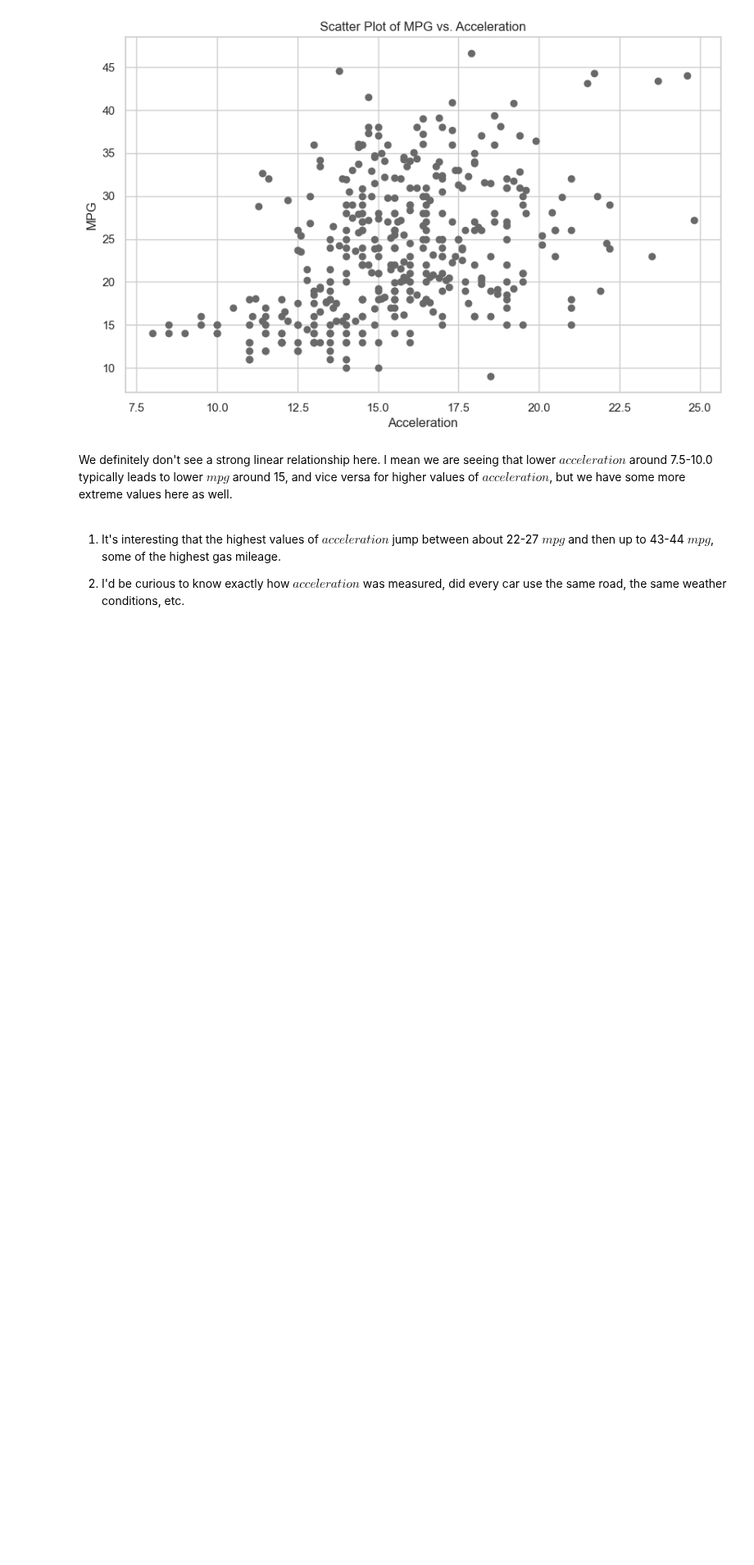
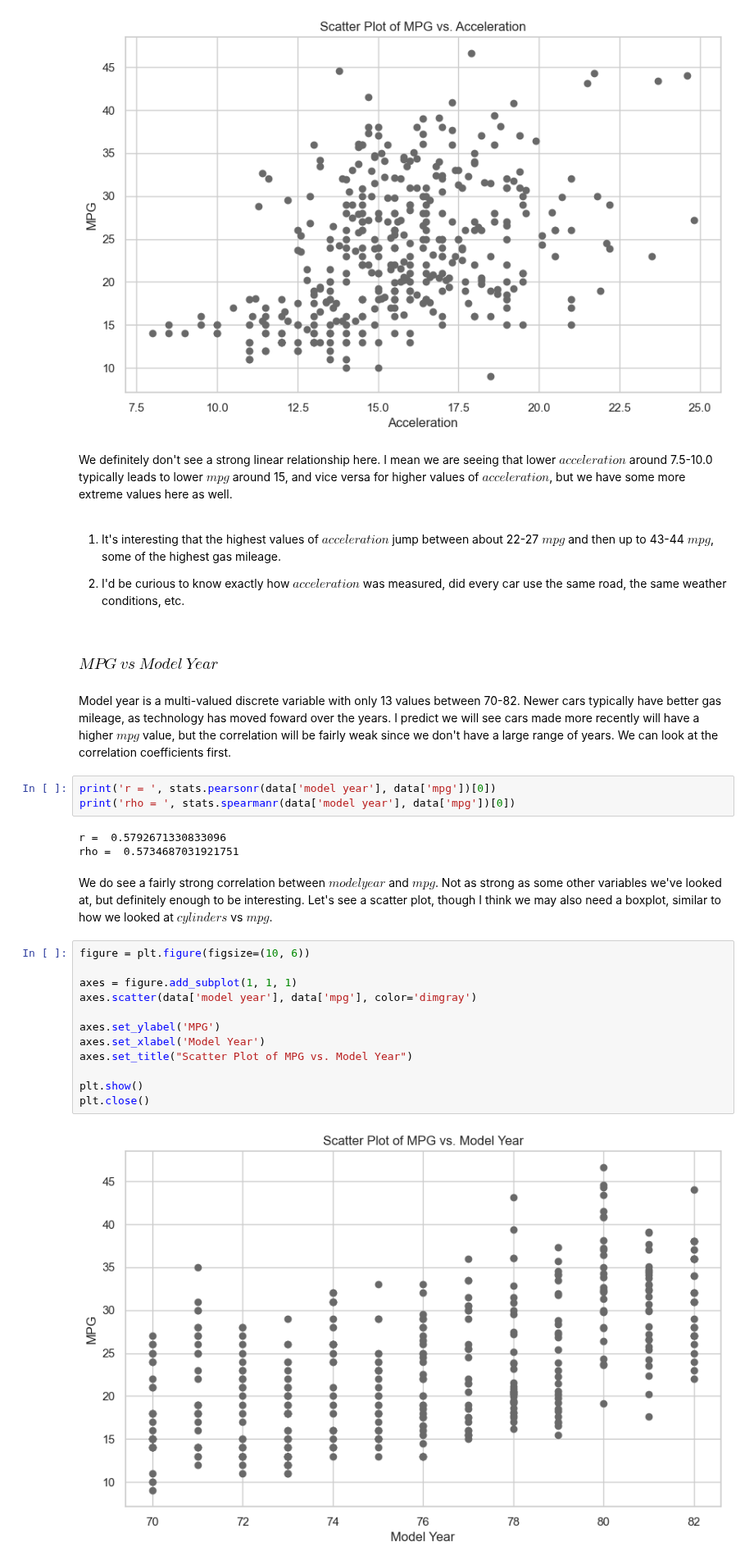
Before and after one commit to ansaridan/jhu-data-engineering-team-5, a Jupyter notebook: Problem_Set_5_1/51_b.ipynb, the cells around one changed output. Shown at 82% size. Saved outputs shown, nothing was run; the diff lists cells and outputs as text; blank space fills up the shorter version.

```diff
--- a/Problem_Set_5_1/51_b.ipynb
+++ b/Problem_Set_5_1/51_b.ipynb
@@ -296,3 +296,29 @@ We definitely don't see a strong linear relationship here. I mean we are seeing
 1. It's interesting that the highest values of $acceleration$ jump between about 22-27 $mpg$ and then up to 43-44 $mpg$, some of the highest gas mileage.
 
 2. I'd be curious to know exactly how $acceleration$ was measured, did every car use the same road, the same weather conditions, etc.
+# %% [markdown]
+### $MPG \ vs \ Model \ Year$
+# %% [markdown]
+Model year is a multi-valued discrete variable with only 13 values between 70-82. Newer cars typically have better gas mileage, as technology has moved foward over the years. I predict we will see cars made more recently will have a higher $mpg$ value, but the correlation will be fairly weak since we don't have a large range of years. We can look at the correlation coefficients first.
+# %%
+print('r = ', stats.pearsonr(data['model year'], data['mpg'])[0])
+print('rho = ', stats.spearmanr(data['model year'], data['mpg'])[0])
+# %% [output]
+r =  0.5792671330833096
+rho =  0.5734687031921751
+# %% [markdown]
+We do see a fairly strong correlation between $model year$ and $mpg$. Not as strong as some other variables we've looked at, but definitely enough to be interesting. Let's see a scatter plot, though I think we may also need a boxplot, similar to how we looked at $cylinders$ vs $mpg$.
+# %%
+figure = plt.figure(figsize=(10, 6))
+
+axes = figure.add_subplot(1, 1, 1)
+axes.scatter(data['model year'], data['mpg'], color='dimgray')
+
+axes.set_ylabel('MPG')
+axes.set_xlabel('Model Year')
+axes.set_title("Scatter Plot of MPG vs. Model Year")
+
+plt.show()
+plt.close()
+# %% [output]
+[figure, added]
```
Also changed, not shown: parts of 17 cells of this notebook, 2 other files.
